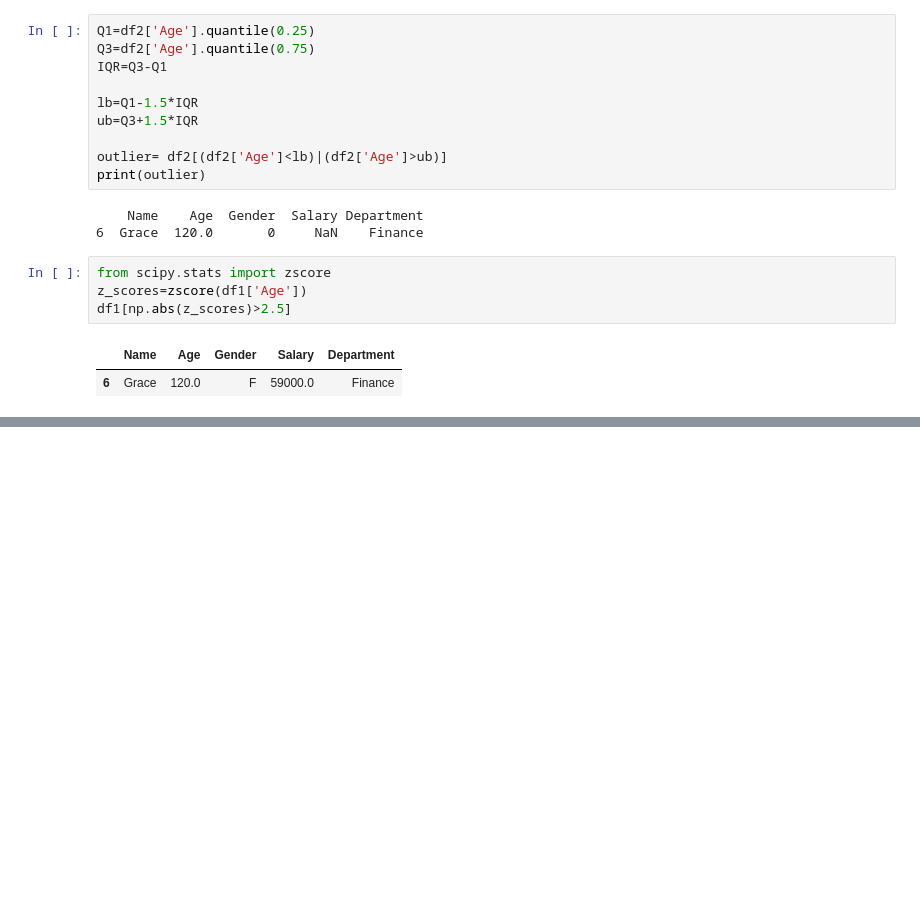
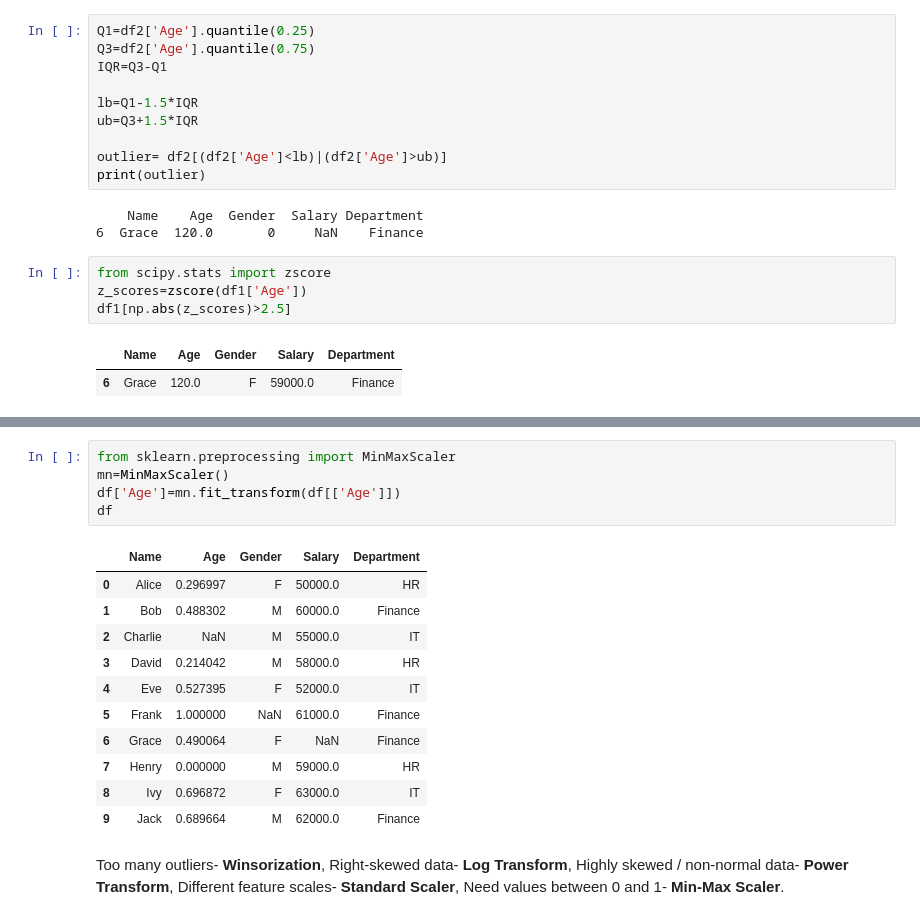
Before and after one commit to Amruda-glitch/Hands-on-Training, a Jupyter notebook: AI_HoS_3.ipynb, the cells around one changed output, grey strips where cells are left out. Drawn from its saved outputs; the diff is of its cells as text; blank space fills up the shorter version.

Commit message:
Finding & Handling Missing values, Finding & Handling Outiers created using Colab

```diff
--- a/AI_HoS_3.ipynb
+++ b/AI_HoS_3.ipynb
@@ -210,0 +380,23 @@ df[df['outlier']==-1]
+# %%
+from sklearn.preprocessing import MinMaxScaler
+mn=MinMaxScaler()
+df['Age']=mn.fit_transform(df[['Age']])
+df
+# %% [output]
+|  | Name | Age | Gender | Salary | Department |
+| 0 | Alice | 0.296997 | F | 50000.0 | HR |
+| 1 | Bob | 0.488302 | M | 60000.0 | Finance |
+| 2 | Charlie | NaN | M | 55000.0 | IT |
+| 3 | David | 0.214042 | M | 58000.0 | HR |
+| 4 | Eve | 0.527395 | F | 52000.0 | IT |
+| 5 | Frank | 1.000000 | NaN | 61000.0 | Finance |
+| 6 | Grace | 0.490064 | F | NaN | Finance |
+| 7 | Henry | 0.000000 | M | 59000.0 | HR |
+| 8 | Ivy | 0.696872 | F | 63000.0 | IT |
+| 9 | Jack | 0.689664 | M | 62000.0 | Finance |
+# %% [markdown]
+Too many outliers- **Winsorization**,
+Right-skewed data-	**Log Transform**,
+Highly skewed / non-normal data-	**Power Transform**,
+Different feature scales-	**Standard Scaler**,
+Need values between 0 and 1-	**Min-Max Scaler**.
```
Also changed, not shown: parts of 23 cells of this notebook.
